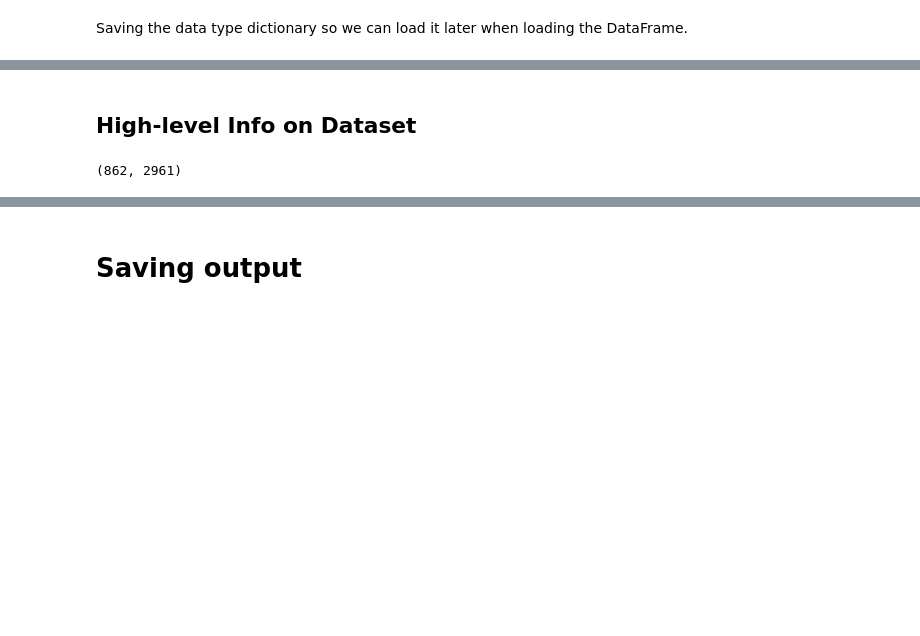
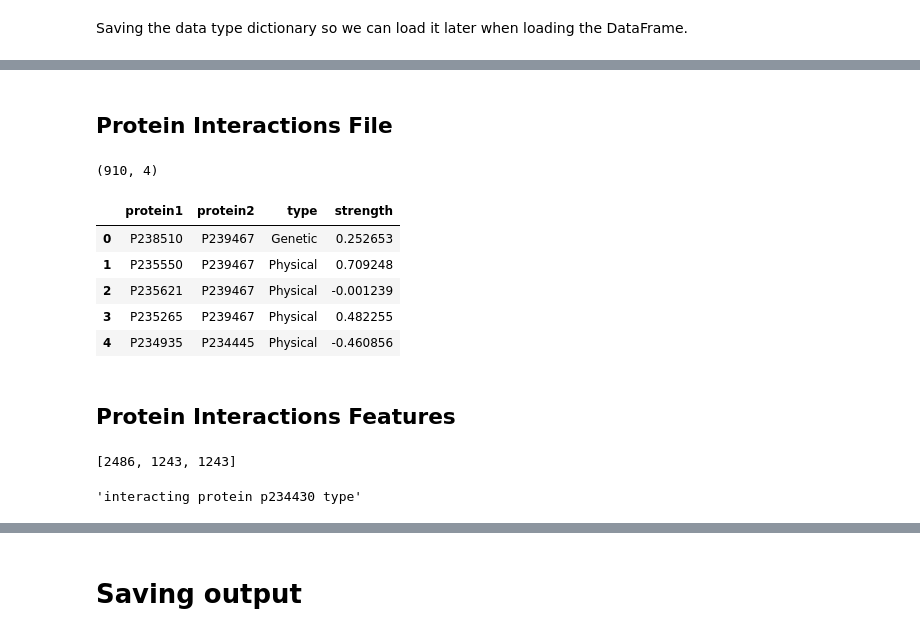
Before and after one commit to NgAngus/protein_localization, a Jupyter notebook: notebooks/data_engineering.ipynb, the cells around one changed output, grey strips where cells are left out. Drawn from its saved outputs; the diff is of its cells as text; code cells hidden in the pictures; blank space fills up the shorter version.

```diff
--- a/notebooks/data_engineering.ipynb
+++ b/notebooks/data_engineering.ipynb
@@ -87,6 +78,12 @@ df = df.astype(dtypes)
-# %% [markdown]
-## High-level Info on Dataset
-# %%
-df.shape
-# %% [output]
-(862, 2961)
+# %% [markdown]
+## Protein Interactions File
+# %%
+interaction_colnames = ['protein1', 'protein2', 'type', 'strength']
+df2 = pd.read_csv(f"{data_fpath}protein_interactions.csv", header=None, names=interaction_colnames,
+    dtype={
+        'type' : 'category',
+    }
+)
+df2.shape
+# %% [output]
+(910, 4)
@@ -92,0 +95,23 @@ df.shape
+# %%
+df2.head()
+# %% [output]
+|  | protein1 | protein2 | type | strength |
+| 0 | P238510 | P239467 | Genetic | 0.252653 |
+| 1 | P235550 | P239467 | Physical | 0.709248 |
+| 2 | P235621 | P239467 | Physical | -0.001239 |
+| 3 | P235265 | P239467 | Physical | 0.482255 |
+| 4 | P234935 | P234445 | Physical | -0.460856 |
+# %% [markdown]
+## Protein Interactions Features
+# %%
+# ppi := protein-protein interactions
+qry = fields[0].str.contains("interacting protein")
+ppi_features = set(fields[[0]][qry].index) - {0}
+qry_corr = fields[0].str.contains("corr")
+qry_type = fields[0].str.contains("type")
+
+ppi_corr_features = set(fields[[0]][qry & qry_corr].index) - {0}
+ppi_type_features = set(fields[[0]][qry & qry_type].index) - {0}
+[len(x) for x in (ppi_features, ppi_corr_features, ppi_type_features)]
+# %% [output]
+[2486, 1243, 1243]
@@ -92,0 +126,4 @@ df.shape
+# %%
+data_tools.feature_name(fields, 465)  # Example interaction feature
+# %% [output]
+'interacting protein p234430 type'
```
Also changed, not shown: parts of 54 cells of this notebook, 1 other file.
